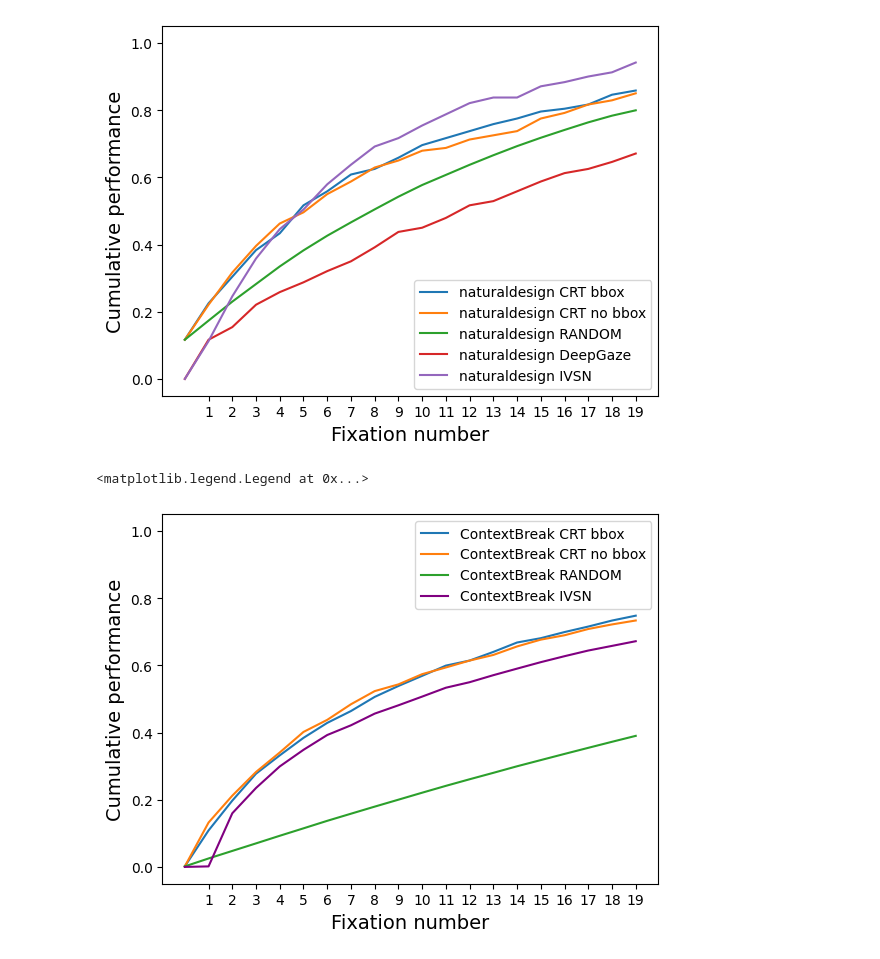
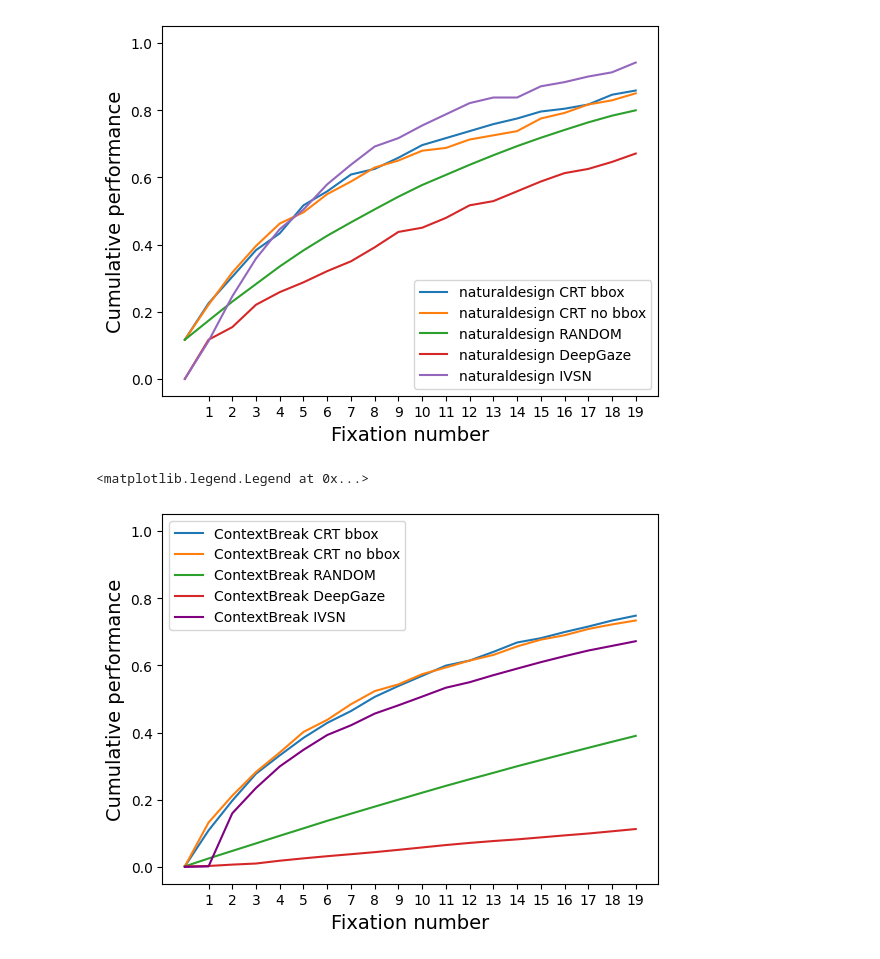
Before and after one commit to tuanisworkingonsomeprojects/TCT-visual-search, a Jupyter notebook: TCT notebooks/[Result].ipynb, the cells around one changed output. Drawn from its saved outputs; the diff is of its cells as text; code cells hidden in the pictures.

```diff
--- a/TCT notebooks/[Result].ipynb
+++ b/TCT notebooks/[Result].ipynb
@@ -28,6 +28,7 @@ ContextBreak_result_RANDOM = '../results/NGTU[ContextBreak_CRT_bbox_PE_RANDOM]pe
 coco_deepgaze_result    = '../results/coco_deepgaze3_accu_performance.pkl'
 scegram_deepgaze_result = '../results/SCEGRAM/SCEGRAM(invariant_bin1_2)_deepgaze_res.pkl'
 natural_deepgaze_result = '../results/naturaldesign_deepgaze3_accu_performance.pkl'
+contextbreak_deepgaze_result = '../results/ContextBreak/ContextBreak_deepgaze_res.pkl'
 
 coco_IVSN_result    = '../results/COCO/coco_IVSN_OR_accu_performance.pkl'
 scegram_IVSN_result = '../results/SCEGRAM/SCEGRAM(invariant_bin1_2)_IVSN_res.pkl'
@@ -82,6 +83,9 @@ with open(scegram_deepgaze_result, 'rb') as file:
 with open(natural_deepgaze_result, 'rb') as file:
     results['natural_DeepGaze'] = {'DeepGaze': pickle.load(file)}
 
+with open(contextbreak_deepgaze_result, 'rb') as file:
+    results['contextbreak_DeepGaze'] = {'DeepGaze': pickle.load(file)['combined_accu']}
+
 with open(coco_IVSN_result, 'rb') as file:
     results['COCO_IVSN'] = {'IVSN': pickle.load(file)}
 
@@ -150,16 +154,17 @@ plt.legend()
 # %%
 plt.xticks(range(1, 21))
 plt.ylim([-0.05, 1.05])
 
 plt.plot(results['ContextBreak_bbox']['TCT'],    label='ContextBreak CRT bbox')
 plt.plot(results['ContextBreak_no_bbox']['TCT'], label='ContextBreak CRT no bbox')
 plt.plot(results['ContextBreak_RANDOM']['TCT'],  label='ContextBreak RANDOM')
+plt.plot(results['contextbreak_DeepGaze']['DeepGaze'][:20], label='ContextBreak DeepGaze')
 plt.plot(results['contextbreak_IVSN']['IVSN'][:20],   label='ContextBreak IVSN', color='purple')
 
 plt.xlabel('Fixation number', fontsize=14)
 plt.ylabel('Cumulative performance', fontsize=14)
 
 plt.legend()
 # %% [output]
 <matplotlib.legend.Legend at 0x...>
-[figure, old version]
+[figure, new version]
```
Also changed, not shown: 1 other file.
